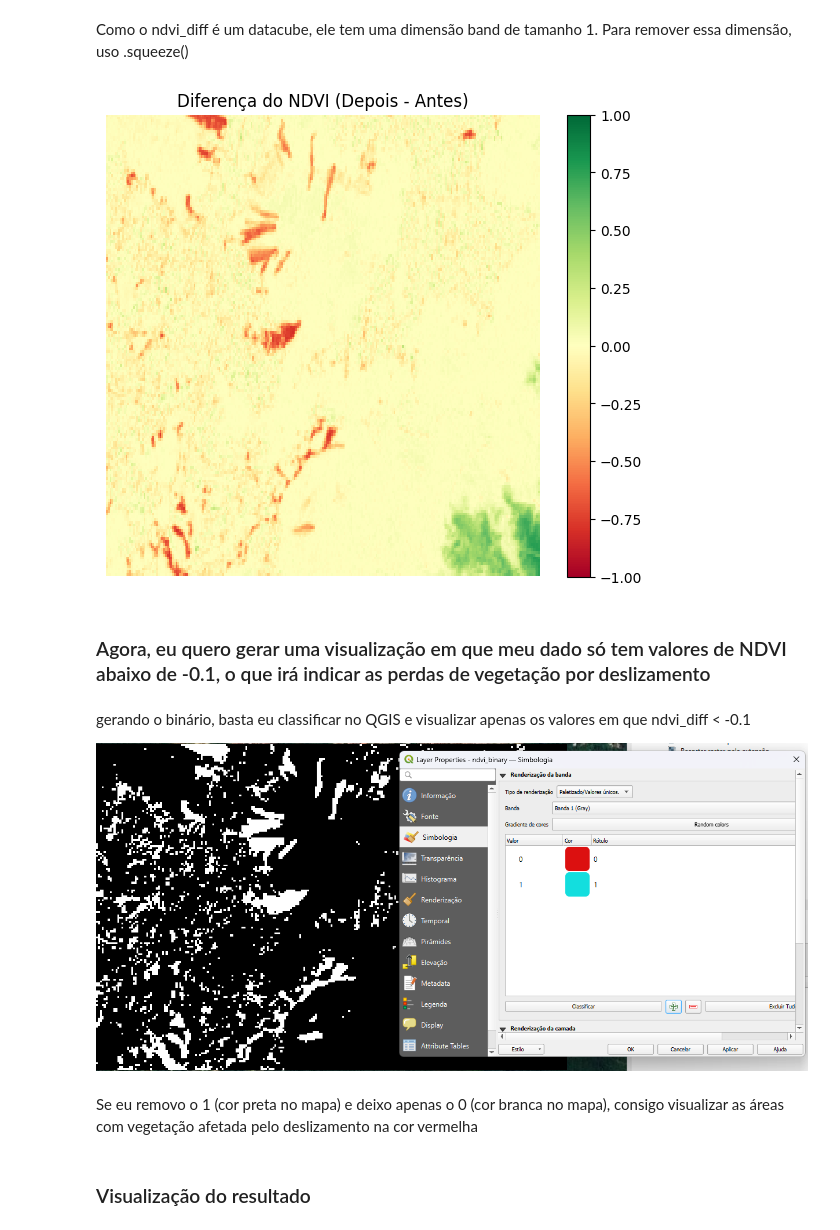
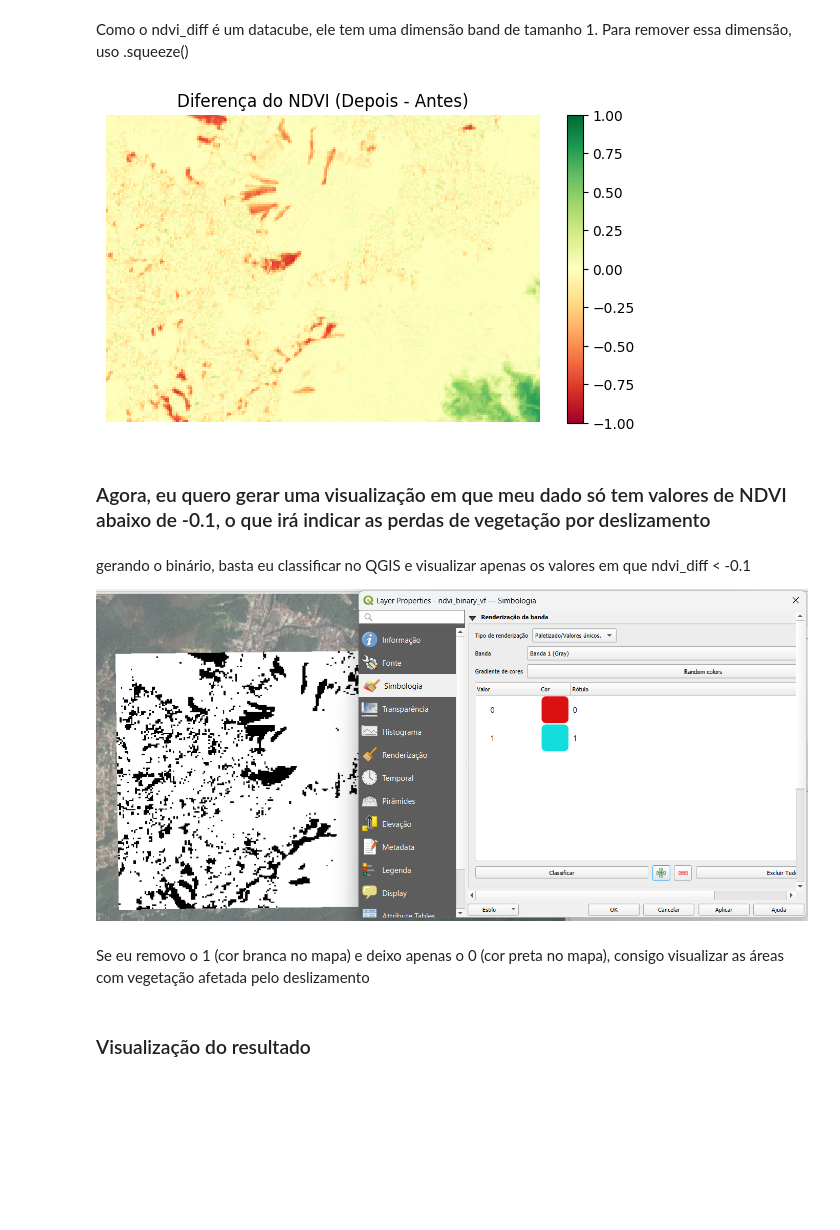
Before and after one commit to Pimentel-Andre/Analise-diferencial-NDVI, a Jupyter notebook: diff_ndvi_landslides.ipynb, the cells around one changed output. Drawn from its saved outputs; the diff is of its cells as text; code cells hidden in the pictures; blank space fills up the shorter version.

```diff
--- a/diff_ndvi_landslides.ipynb
+++ b/diff_ndvi_landslides.ipynb
@@ -244,18 +244,18 @@ Como o ndvi_diff é um datacube, ele tem uma dimensão band de tamanho 1. Para r
 ndvi_diff = ndvi_diff.squeeze("band", drop=True)
 # %%
 # Plotagem da diferença
-plt.figure(figsize=(7, 6))
+plt.figure(figsize=(7, 4))
 ndvi_diff.plot.imshow(
     cmap="RdYlGn",  # Colormap para destacar mudanças
     vmin=-1,        # Valores mínimos do NDVI
     vmax=1,         # Valores máximos do NDVI
     add_colorbar=True,
 )
 plt.title("Diferença do NDVI (Depois - Antes)")
 plt.axis('off')  # Remover eixos
 plt.show()
 # %% [output]
-[figure, old version]
+[figure, new version]
 # %% [markdown]
 ### Agora, eu quero gerar uma visualização em que meu dado só tem valores de NDVI abaixo de -0.1, o que irá indicar as perdas de vegetação por deslizamento
 # %%
@@ -267,9 +267,9 @@ ndvi_binary.rio.to_raster("./sentinel2_10m/NDVI/NDVI_binary.tif")
 # %% [markdown]
 gerando o binário, basta eu classificar no QGIS e visualizar apenas os valores em que ndvi_diff < -0.1
 
-![image.png](attachment:image.png-old)
+![image.png](attachment:image.png-new)
 # %% [markdown]
-Se eu removo o 1 (cor preta no mapa) e deixo apenas o 0 (cor branca no mapa), consigo visualizar as áreas com vegetação afetada pelo deslizamento na cor vermelha
+Se eu removo o 1 (cor branca no mapa) e deixo apenas o 0 (cor preta no mapa), consigo visualizar as áreas com vegetação afetada pelo deslizamento
 # %% [markdown]
 ### Visualização do resultado
 # %%
```
Also changed, not shown: parts of 4 cells of this notebook.
